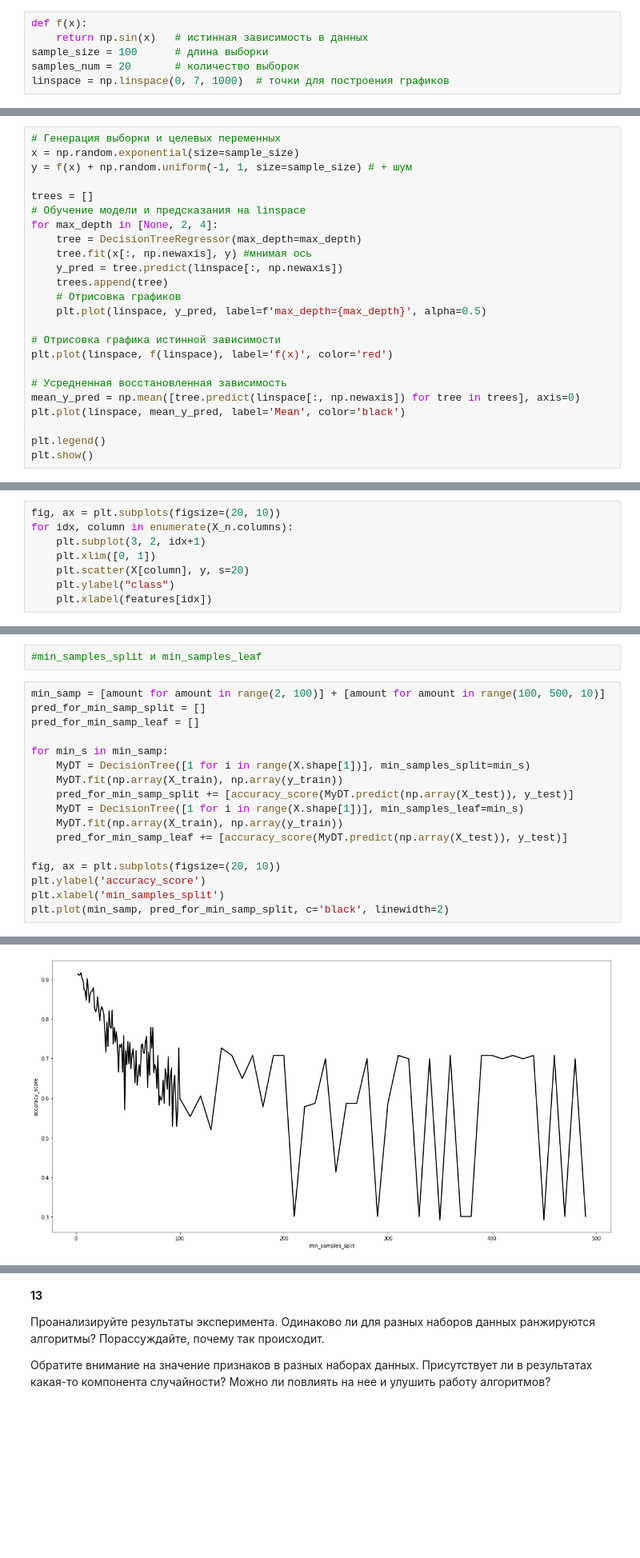
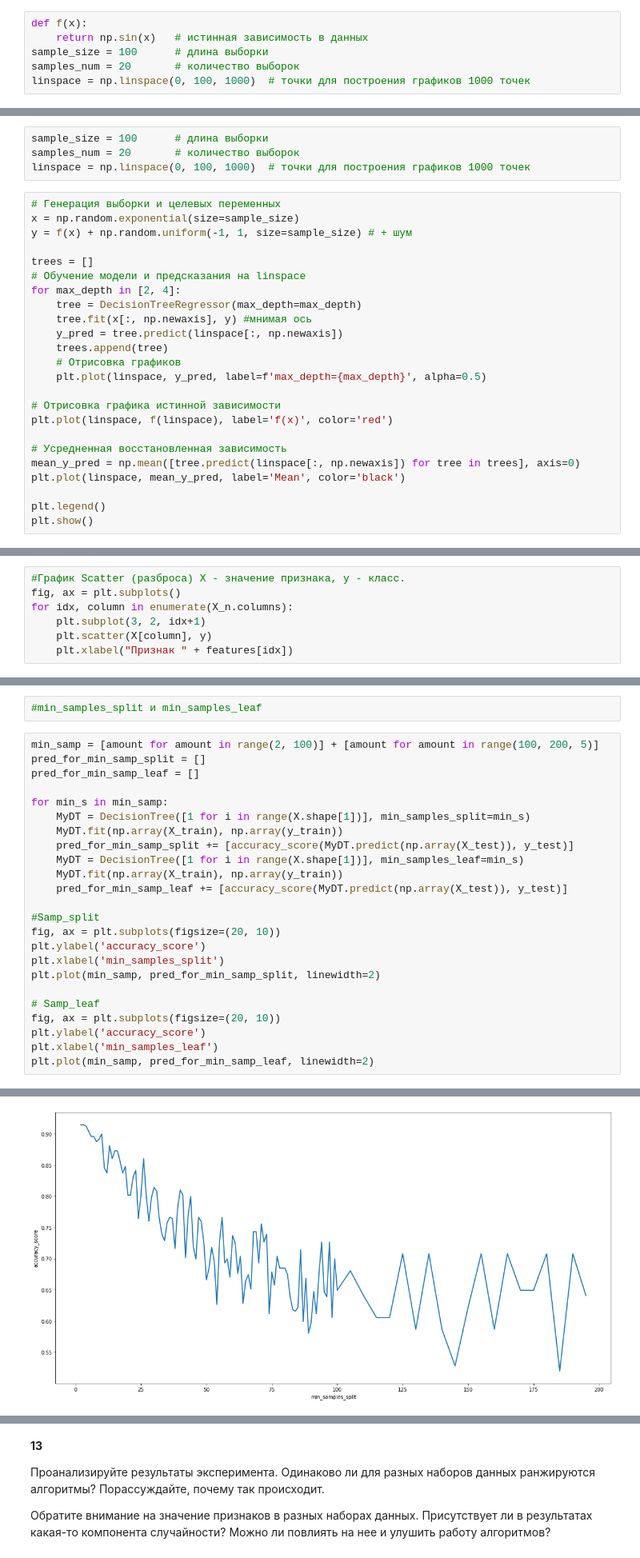
Before and after one commit to ccataha/POSII, a Jupyter notebook: Ландызин_ПОСИИ_ПР3.ipynb, the cells around one changed output, grey strips where cells are left out. Shown at 80% size. Drawn from its saved outputs; the diff is of its cells as text; blank space fills up the shorter version.

```diff
--- a/Ландызин_ПОСИИ_ПР3.ipynb
+++ b/Ландызин_ПОСИИ_ПР3.ipynb
@@ -51,7 +58,7 @@ def f(x):
     return np.sin(x)   # истинная зависимость в данных
 sample_size = 100      # длина выборки
 samples_num = 20       # количество выборок
-linspace = np.linspace(0, 7, 1000)  # точки для построения графиков
+linspace = np.linspace(0, 100, 1000)  # точки для построения графиков 1000 точек
 # %% [markdown]
 __1__
 1. Сгенерируйте выборку x из одномерного экспоненциального распределения (np.random.exponential) длины sample_size.
@@ -113,6 +120,10 @@ plt.show()
 # %% [markdown]
 __3:__
 Повторите предыдущий пункт, установив максимальную глубину решающего дерева равной 2, а затем равной 4. Таким образом, у вас получится еще два графика.
+# %%
+sample_size = 100      # длина выборки
+samples_num = 20       # количество выборок
+linspace = np.linspace(0, 100, 1000)  # точки для построения графиков 1000 точек
 # %%
 # Генерация выборки и целевых переменных
 x = np.random.exponential(size=sample_size)
@@ -120,7 +131,7 @@ y = f(x) + np.random.uniform(-1, 1, size=sample_size) # + шум
 
 trees = []
 # Обучение модели и предсказания на linspace
-for max_depth in [None, 2, 4]:
+for max_depth in [2, 4]:
     tree = DecisionTreeRegressor(max_depth=max_depth)
     tree.fit(x[:, np.newaxis], y) #мнимая ось
     y_pred = tree.predict(linspace[:, np.newaxis])
@@ -438,9 +454,8 @@ plt.legend()
 # %%
-fig, ax = plt.subplots(figsize=(20, 10))
+#График Scatter (разброса) Х - значение признака, у - класс.
+fig, ax = plt.subplots()
 for idx, column in enumerate(X_n.columns):
     plt.subplot(3, 2, idx+1)
-    plt.xlim([0, 1])
-    plt.scatter(X[column], y, s=20)
-    plt.ylabel("class")
-    plt.xlabel(features[idx])
+    plt.scatter(X[column], y)
+    plt.xlabel("Признак " + features[idx])
 # %% [output]
@@ -688,22 +695,29 @@ plt.plot(depths, pred_for_max_depth, c='black', linewidth=2)
 # %%
 #min_samples_split и min_samples_leaf
 # %%
-min_samp = [amount for amount in range(2, 100)] + [amount for amount in range(100, 500, 10)]
+min_samp = [amount for amount in range(2, 100)] + [amount for amount in range(100, 200, 5)]
 pred_for_min_samp_split = []
 pred_for_min_samp_leaf = []
 
 for min_s in min_samp:
     MyDT = DecisionTree([1 for i in range(X.shape[1])], min_samples_split=min_s)
     MyDT.fit(np.array(X_train), np.array(y_train))
     pred_for_min_samp_split += [accuracy_score(MyDT.predict(np.array(X_test)), y_test)]
     MyDT = DecisionTree([1 for i in range(X.shape[1])], min_samples_leaf=min_s)
     MyDT.fit(np.array(X_train), np.array(y_train))
     pred_for_min_samp_leaf += [accuracy_score(MyDT.predict(np.array(X_test)), y_test)]
 
+#Samp_split
 fig, ax = plt.subplots(figsize=(20, 10))
 plt.ylabel('accuracy_score')
 plt.xlabel('min_samples_split')
-plt.plot(min_samp, pred_for_min_samp_split, c='black', linewidth=2)
+plt.plot(min_samp, pred_for_min_samp_split, linewidth=2)
+
+# Samp_leaf
+fig, ax = plt.subplots(figsize=(20, 10))
+plt.ylabel('accuracy_score')
+plt.xlabel('min_samples_leaf')
+plt.plot(min_samp, pred_for_min_samp_leaf, linewidth=2)
 # %% [output]
 [<matplotlib.lines.Line2D at 0x...>]
-[figure, old version]
+[figure, new version]
```
Also changed, not shown: parts of 48 cells of this notebook.
